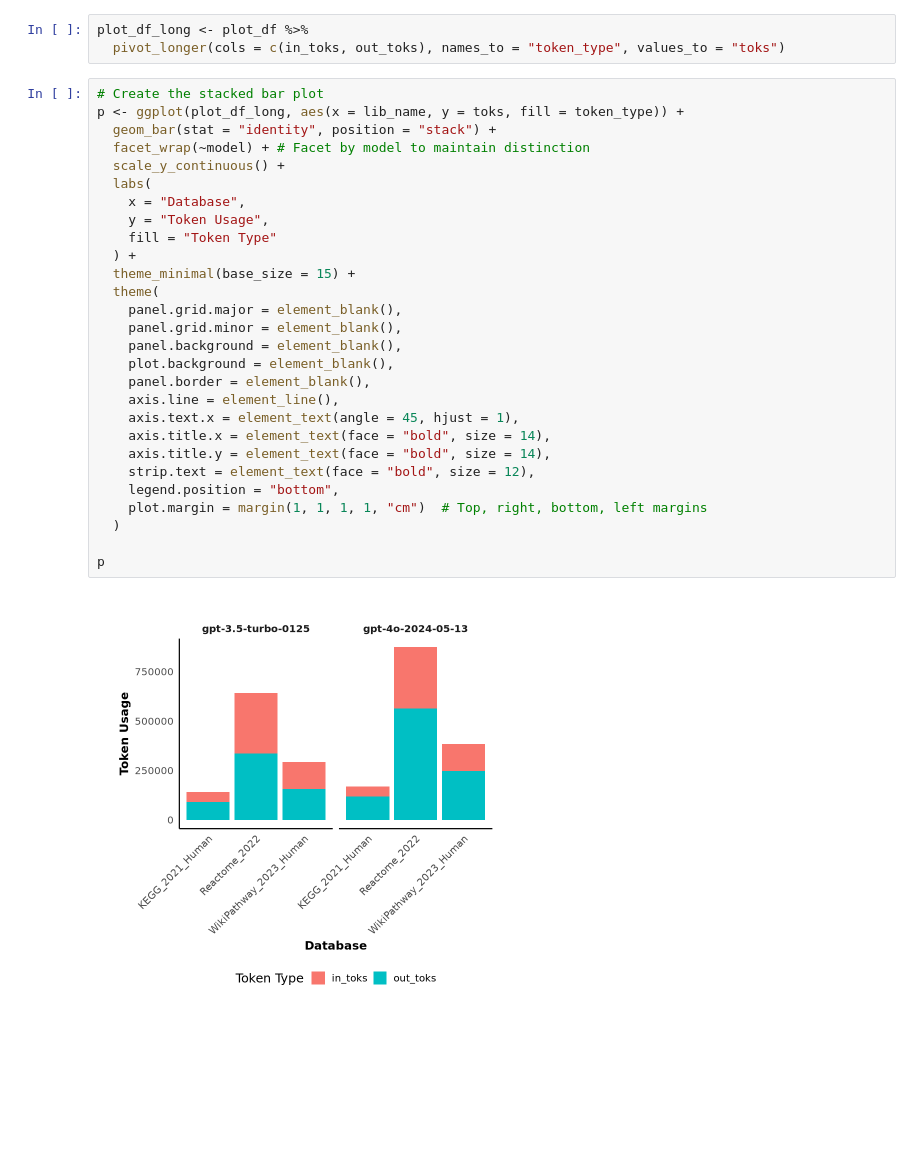
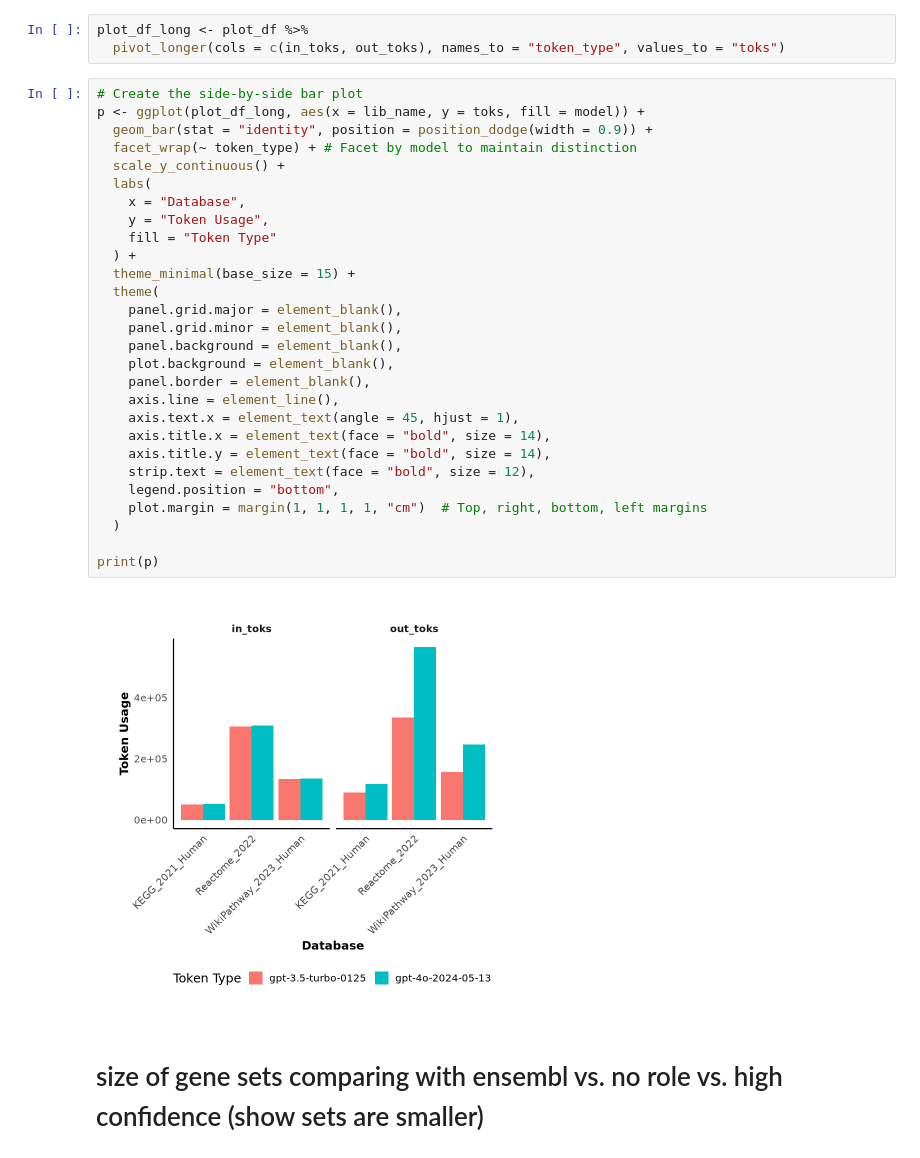
Before and after one commit to Alector-BIO/llm2geneset, a Jupyter notebook: notebooks/figures.ipynb, the cells around one changed output. Cells and saved outputs as stored; diff of their text form; blank space fills up the shorter version.

```diff
--- a/notebooks/figures.ipynb
+++ b/notebooks/figures.ipynb
@@ -441,33 +441,35 @@ p
 # %%
 plot_df_long <- plot_df %>%
   pivot_longer(cols = c(in_toks, out_toks), names_to = "token_type", values_to = "toks")
-# %%
-# Create the stacked bar plot
-p <- ggplot(plot_df_long, aes(x = lib_name, y = toks, fill = token_type)) +
-  geom_bar(stat = "identity", position = "stack") +
-  facet_wrap(~model) + # Facet by model to maintain distinction
-  scale_y_continuous() +
-  labs(
-    x = "Database",
-    y = "Token Usage",
-    fill = "Token Type"
-  ) +
-  theme_minimal(base_size = 15) +
-  theme(
-    panel.grid.major = element_blank(),
-    panel.grid.minor = element_blank(),
-    panel.background = element_blank(),
-    plot.background = element_blank(),
-    panel.border = element_blank(),
-    axis.line = element_line(),
-    axis.text.x = element_text(angle = 45, hjust = 1),
-    axis.title.x = element_text(face = "bold", size = 14),
-    axis.title.y = element_text(face = "bold", size = 14),
-    strip.text = element_text(face = "bold", size = 12),
-    legend.position = "bottom",
-    plot.margin = margin(1, 1, 1, 1, "cm")  # Top, right, bottom, left margins
-  )
-
-p
-# %% [output]
-[figure, removed]
+# %%
+# Create the side-by-side bar plot
+p <- ggplot(plot_df_long, aes(x = lib_name, y = toks, fill = model)) +
+  geom_bar(stat = "identity", position = position_dodge(width = 0.9)) +
+  facet_wrap(~ token_type) + # Facet by model to maintain distinction
+  scale_y_continuous() +
+  labs(
+    x = "Database",
+    y = "Token Usage",
+    fill = "Token Type"
+  ) +
+  theme_minimal(base_size = 15) +
+  theme(
+    panel.grid.major = element_blank(),
+    panel.grid.minor = element_blank(),
+    panel.background = element_blank(),
+    plot.background = element_blank(),
+    panel.border = element_blank(),
+    axis.line = element_line(),
+    axis.text.x = element_text(angle = 45, hjust = 1),
+    axis.title.x = element_text(face = "bold", size = 14),
+    axis.title.y = element_text(face = "bold", size = 14),
+    strip.text = element_text(face = "bold", size = 12),
+    legend.position = "bottom",
+    plot.margin = margin(1, 1, 1, 1, "cm")  # Top, right, bottom, left margins
+  )
+
+print(p)
+# %% [output]
+[figure, added]
+# %% [markdown]
+# size of gene sets comparing with ensembl vs. no role vs. high confidence (show sets are smaller)
```
Also changed, not shown: parts of 5 cells of this notebook.
